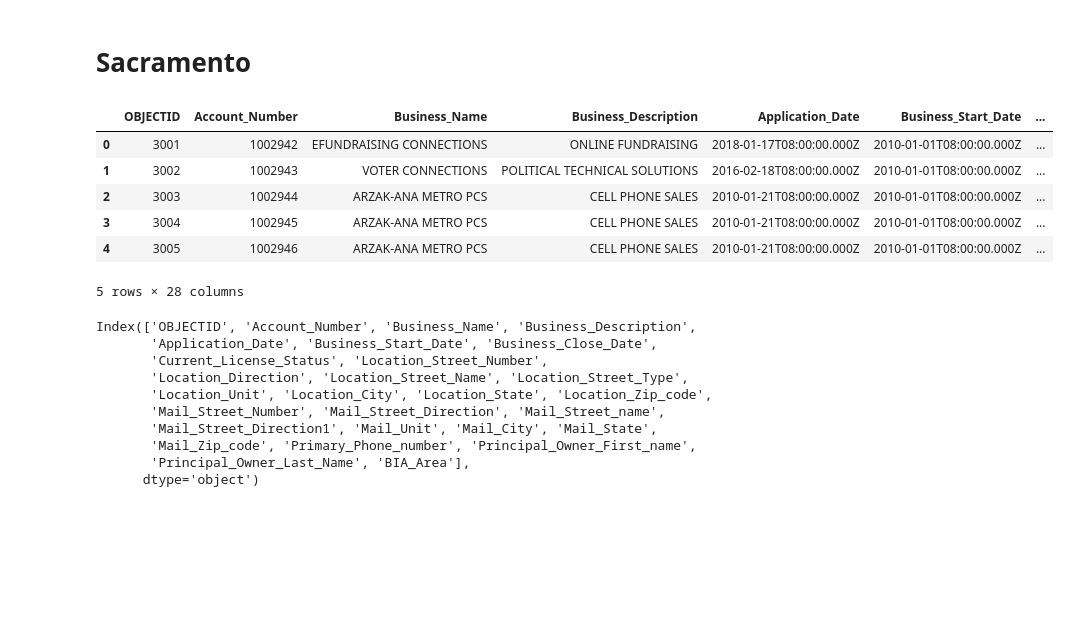
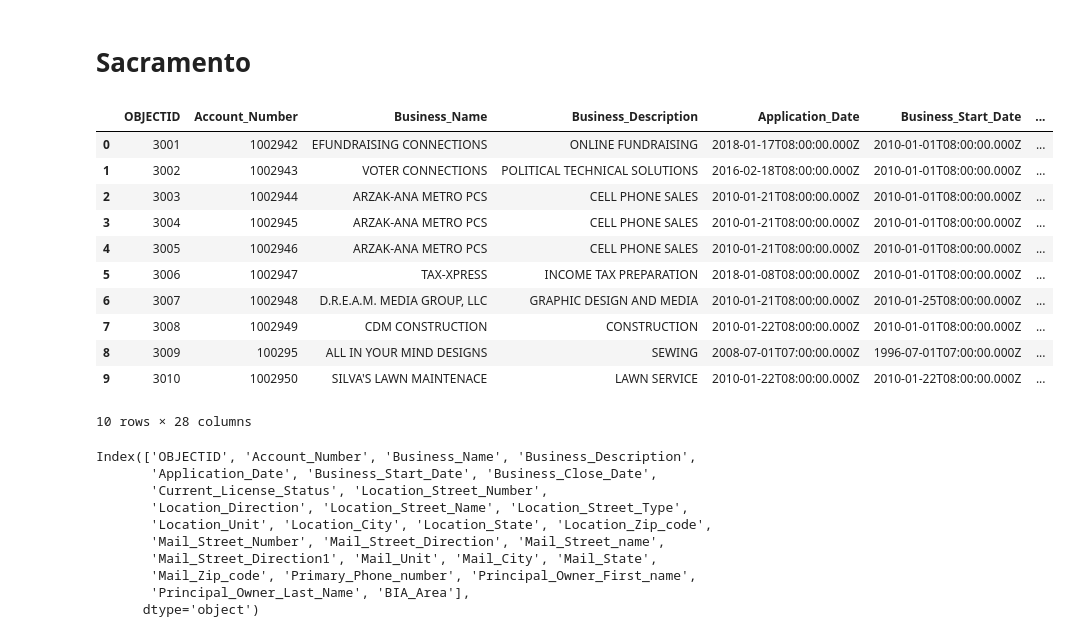
Before and after one commit to skpark-tech/NamingMatters, a Jupyter notebook: Business License Data.ipynb, the cells around one changed output. Drawn from its saved outputs; the diff is of its cells as text; code cells hidden in the pictures; blank space fills up the shorter version.

```diff
--- a/Business License Data.ipynb
+++ b/Business License Data.ipynb
@@ -27,15 +42,20 @@ df_berkeley = pd.read_csv("Berkeley_Business_Licenses.csv")
 # %% [markdown]
 # Sacramento
 # %%
-df_sacramento.head(5)
+df_sacramento.head(10)
 # %% [output]
 |  | OBJECTID | Account_Number | Business_Name | Business_Description | Application_Date | Business_Start_Date | ... |
 | 0 | 3001 | 1002942 | EFUNDRAISING CONNECTIONS | ONLINE FUNDRAISING | 2018-01-17T08:00:00.000Z | 2010-01-01T08:00:00.000Z | ... |
 | 1 | 3002 | 1002943 | VOTER CONNECTIONS | POLITICAL TECHNICAL SOLUTIONS | 2016-02-18T08:00:00.000Z | 2010-01-01T08:00:00.000Z | ... |
 | 2 | 3003 | 1002944 | ARZAK-ANA METRO PCS | CELL PHONE SALES | 2010-01-21T08:00:00.000Z | 2010-01-01T08:00:00.000Z | ... |
 | 3 | 3004 | 1002945 | ARZAK-ANA METRO PCS | CELL PHONE SALES | 2010-01-21T08:00:00.000Z | 2010-01-01T08:00:00.000Z | ... |
 | 4 | 3005 | 1002946 | ARZAK-ANA METRO PCS | CELL PHONE SALES | 2010-01-21T08:00:00.000Z | 2010-01-01T08:00:00.000Z | ... |
+| 5 | 3006 | 1002947 | TAX-XPRESS | INCOME TAX PREPARATION | 2018-01-08T08:00:00.000Z | 2010-01-01T08:00:00.000Z | ... |
+| 6 | 3007 | 1002948 | D.R.E.A.M. MEDIA GROUP, LLC | GRAPHIC DESIGN AND MEDIA | 2010-01-21T08:00:00.000Z | 2010-01-25T08:00:00.000Z | ... |
+| 7 | 3008 | 1002949 | CDM CONSTRUCTION | CONSTRUCTION | 2010-01-22T08:00:00.000Z | 2010-01-01T08:00:00.000Z | ... |
+| 8 | 3009 | 100295 | ALL IN YOUR MIND DESIGNS | SEWING | 2008-07-01T07:00:00.000Z | 1996-07-01T07:00:00.000Z | ... |
+| 9 | 3010 | 1002950 | SILVA'S LAWN MAINTENACE | LAWN SERVICE | 2010-01-22T08:00:00.000Z | 2010-01-22T08:00:00.000Z | ... |
-5 rows × 28 columns
+10 rows × 28 columns
 # %%
 df_sacramento.columns
 # %% [output]
```
Also changed, not shown: parts of 31 cells of this notebook.
